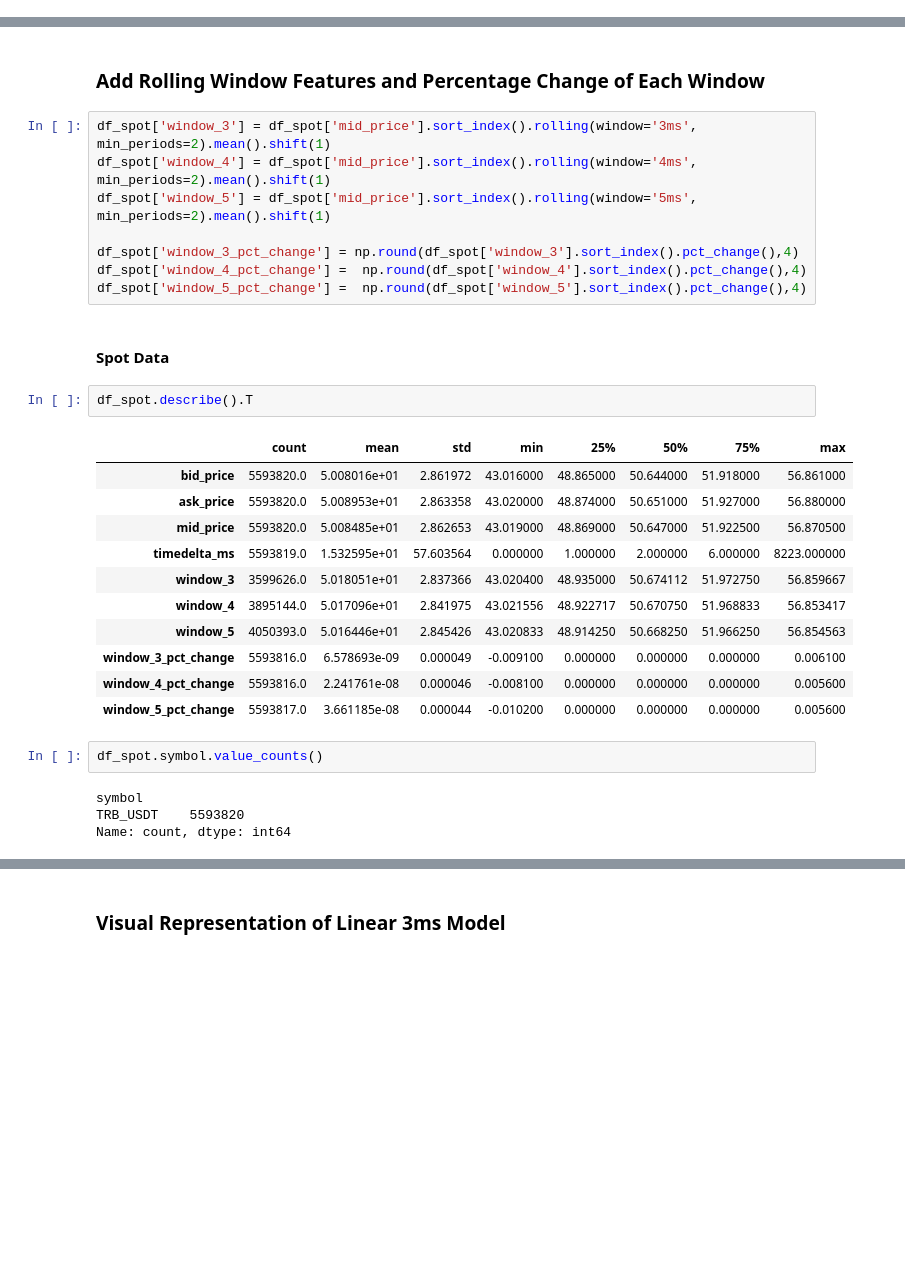
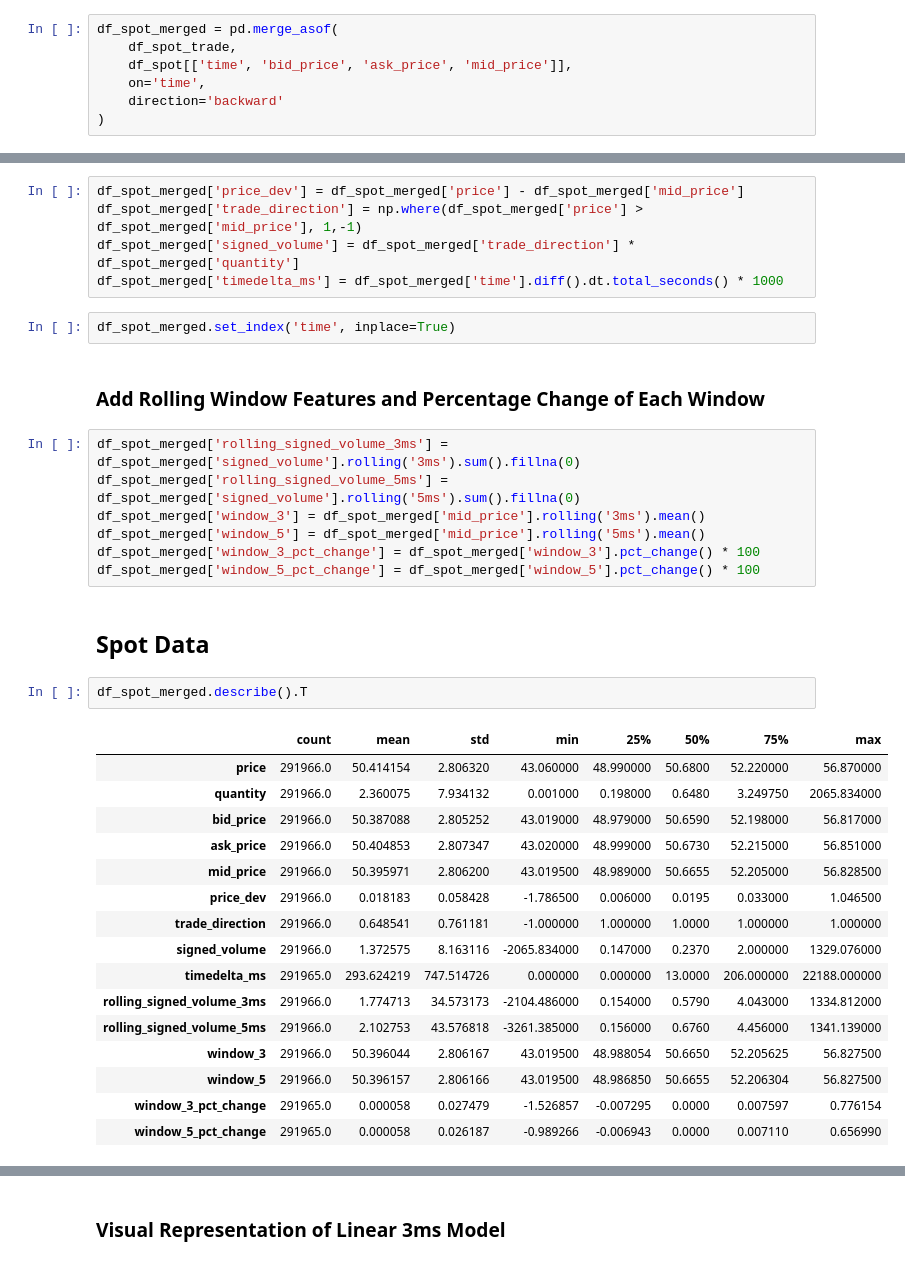
Before and after one commit to luckyp71/bayesian_analysis_on_digital_asset, a Jupyter notebook: analysis.ipynb, the cells around one changed output, grey strips where cells are left out. Saved outputs shown, nothing was run; the diff lists cells and outputs as text; blank space fills up the shorter version.

```diff
--- a/analysis.ipynb
+++ b/analysis.ipynb
@@ -93,0 +107,7 @@ df_spot['timedelta_ms'] = df_spot.sort_index().index.to_series().diff().dt.total
+# %%
+df_spot_merged = pd.merge_asof(
+    df_spot_trade,
+    df_spot[['time', 'bid_price', 'ask_price', 'mid_price']],
+    on='time',
+    direction='backward'
+)
@@ -94,32 +129,37 @@ df_spot['timedelta_ms'] = df_spot.sort_index().index.to_series().diff().dt.total
+# %%
+df_spot_merged['price_dev'] = df_spot_merged['price'] - df_spot_merged['mid_price']
+df_spot_merged['trade_direction'] = np.where(df_spot_merged['price'] > df_spot_merged['mid_price'], 1,-1)
+df_spot_merged['signed_volume'] = df_spot_merged['trade_direction'] * df_spot_merged['quantity']
+df_spot_merged['timedelta_ms'] = df_spot_merged['time'].diff().dt.total_seconds() * 1000
+# %%
+df_spot_merged.set_index('time', inplace=True)
 # %% [markdown]
 ### Add Rolling Window Features and Percentage Change of Each Window
-# %%
-df_spot['window_3'] = df_spot['mid_price'].sort_index().rolling(window='3ms', min_periods=2).mean().shift(1)
-df_spot['window_4'] = df_spot['mid_price'].sort_index().rolling(window='4ms', min_periods=2).mean().shift(1)
-df_spot['window_5'] = df_spot['mid_price'].sort_index().rolling(window='5ms', min_periods=2).mean().shift(1)
-
-df_spot['window_3_pct_change'] = np.round(df_spot['window_3'].sort_index().pct_change(),4)
-df_spot['window_4_pct_change'] =  np.round(df_spot['window_4'].sort_index().pct_change(),4)
-df_spot['window_5_pct_change'] =  np.round(df_spot['window_5'].sort_index().pct_change(),4)
+# %%
+df_spot_merged['rolling_signed_volume_3ms'] = df_spot_merged['signed_volume'].rolling('3ms').sum().fillna(0)
+df_spot_merged['rolling_signed_volume_5ms'] = df_spot_merged['signed_volume'].rolling('5ms').sum().fillna(0)
+df_spot_merged['window_3'] = df_spot_merged['mid_price'].rolling('3ms').mean()
+df_spot_merged['window_5'] = df_spot_merged['mid_price'].rolling('5ms').mean()
+df_spot_merged['window_3_pct_change'] = df_spot_merged['window_3'].pct_change() * 100
+df_spot_merged['window_5_pct_change'] = df_spot_merged['window_5'].pct_change() * 100
 # %% [markdown]
-#### Spot Data
+## Spot Data
 # %%
-df_spot.describe().T
+df_spot_merged.describe().T
 # %% [output]
 |  | count | mean | std | min | 25% | 50% | 75% | max |
-| bid_price | 5593820.0 | 5.008016e+01 | 2.861972 | 43.016000 | 48.865000 | 50.644000 | 51.918000 | 56.861000 |
-| ask_price | 5593820.0 | 5.008953e+01 | 2.863358 | 43.020000 | 48.874000 | 50.651000 | 51.927000 | 56.880000 |
-| mid_price | 5593820.0 | 5.008485e+01 | 2.862653 | 43.019000 | 48.869000 | 50.647000 | 51.922500 | 56.870500 |
-| timedelta_ms | 5593819.0 | 1.532595e+01 | 57.603564 | 0.000000 | 1.000000 | 2.000000 | 6.000000 | 8223.000000 |
-| window_3 | 3599626.0 | 5.018051e+01 | 2.837366 | 43.020400 | 48.935000 | 50.674112 | 51.972750 | 56.859667 |
-| window_4 | 3895144.0 | 5.017096e+01 | 2.841975 | 43.021556 | 48.922717 | 50.670750 | 51.968833 | 56.853417 |
-| window_5 | 4050393.0 | 5.016446e+01 | 2.845426 | 43.020833 | 48.914250 | 50.668250 | 51.966250 | 56.854563 |
-| window_3_pct_change | 5593816.0 | 6.578693e-09 | 0.000049 | -0.009100 | 0.000000 | 0.000000 | 0.000000 | 0.006100 |
-| window_4_pct_change | 5593816.0 | 2.241761e-08 | 0.000046 | -0.008100 | 0.000000 | 0.000000 | 0.000000 | 0.005600 |
-| window_5_pct_change | 5593817.0 | 3.661185e-08 | 0.000044 | -0.010200 | 0.000000 | 0.000000 | 0.000000 | 0.005600 |
+| price | 291966.0 | 50.414154 | 2.806320 | 43.060000 | 48.990000 | 50.6800 | 52.220000 | 56.870000 |
+| quantity | 291966.0 | 2.360075 | 7.934132 | 0.001000 | 0.198000 | 0.6480 | 3.249750 | 2065.834000 |
+| bid_price | 291966.0 | 50.387088 | 2.805252 | 43.019000 | 48.979000 | 50.6590 | 52.198000 | 56.817000 |
+| ask_price | 291966.0 | 50.404853 | 2.807347 | 43.020000 | 48.999000 | 50.6730 | 52.215000 | 56.851000 |
+| mid_price | 291966.0 | 50.395971 | 2.806200 | 43.019500 | 48.989000 | 50.6655 | 52.205000 | 56.828500 |
+| price_dev | 291966.0 | 0.018183 | 0.058428 | -1.786500 | 0.006000 | 0.0195 | 0.033000 | 1.046500 |
+| trade_direction | 291966.0 | 0.648541 | 0.761181 | -1.000000 | 1.000000 | 1.0000 | 1.000000 | 1.000000 |
+| signed_volume | 291966.0 | 1.372575 | 8.163116 | -2065.834000 | 0.147000 | 0.2370 | 2.000000 | 1329.076000 |
+| timedelta_ms | 291965.0 | 293.624219 | 747.514726 | 0.000000 | 0.000000 | 13.0000 | 206.000000 | 22188.000000 |
+| rolling_signed_volume_3ms | 291966.0 | 1.774713 | 34.573173 | -2104.486000 | 0.154000 | 0.5790 | 4.043000 | 1334.812000 |
+| rolling_signed_volume_5ms | 291966.0 | 2.102753 | 43.576818 | -3261.385000 | 0.156000 | 0.6760 | 4.456000 | 1341.139000 |
+| window_3 | 291966.0 | 50.396044 | 2.806167 | 43.019500 | 48.988054 | 50.6650 | 52.205625 | 56.827500 |
+| window_5 | 291966.0 | 50.396157 | 2.806166 | 43.019500 | 48.986850 | 50.6655 | 52.206304 | 56.827500 |
+| window_3_pct_change | 291965.0 | 0.000058 | 0.027479 | -1.526857 | -0.007295 | 0.0000 | 0.007597 | 0.776154 |
+| window_5_pct_change | 291965.0 | 0.000058 | 0.026187 | -0.989266 | -0.006943 | 0.0000 | 0.007110 | 0.656990 |
-# %%
-df_spot.symbol.value_counts()
-# %% [output]
-symbol
-TRB_USDT    5593820
-Name: count, dtype: int64
```
Also changed, not shown: parts of 41 cells of this notebook.
